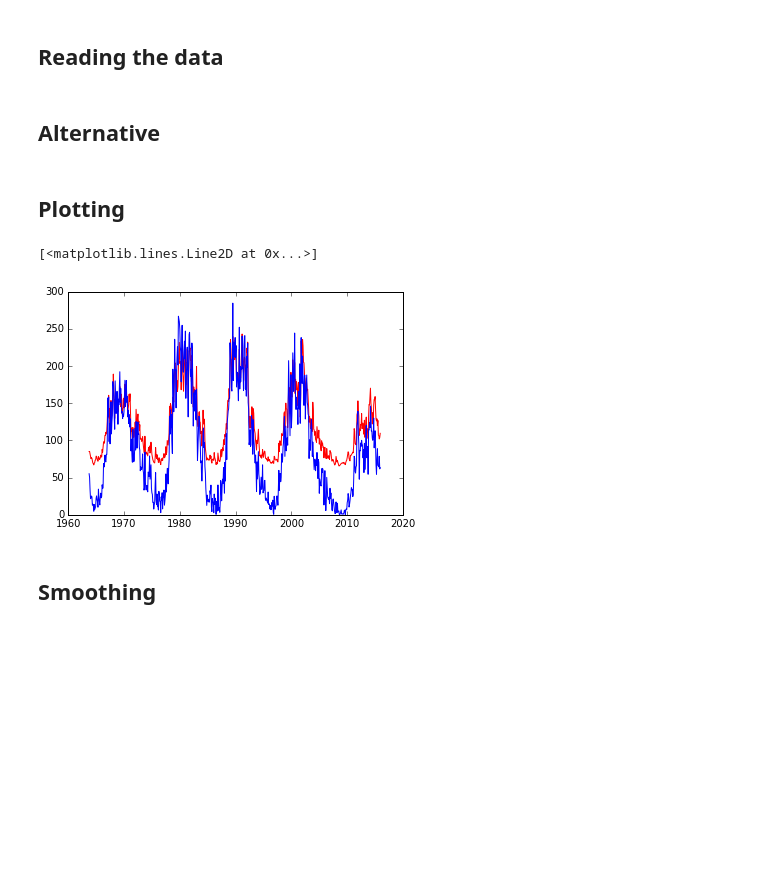
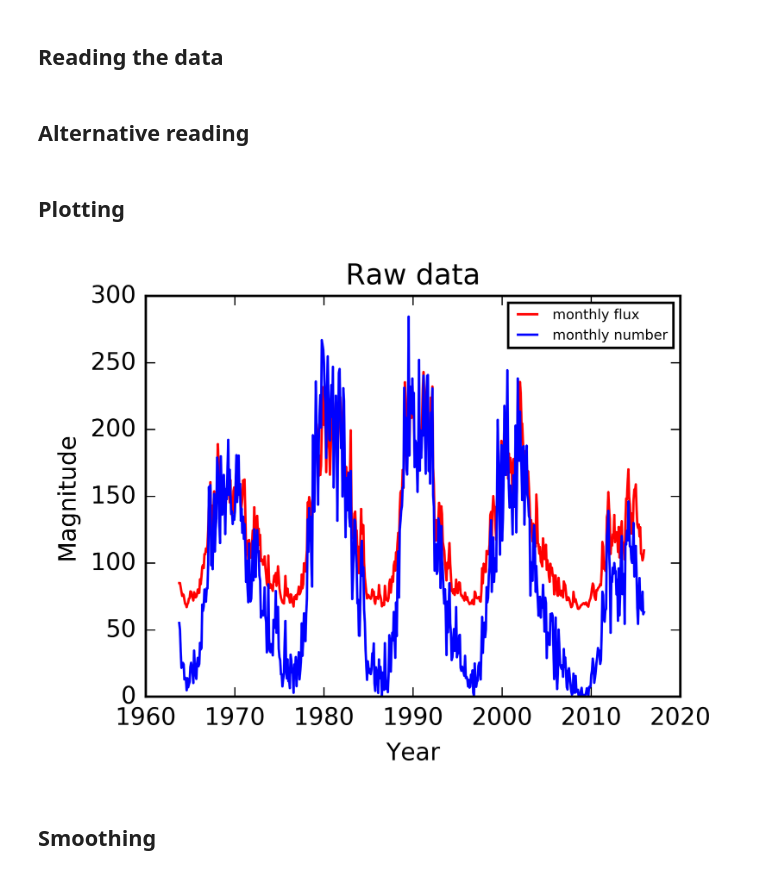
Before and after one commit to EgorPristanskiy/ExpDataProcessing, a Jupyter notebook: Lab1/1.ipynb, the cells around one changed output. Cells and saved outputs as stored; diff of their text form; code cells hidden in the pictures; blank space fills up the shorter version.

```diff
--- a/Lab1/1.ipynb
+++ b/Lab1/1.ipynb
@@ -24,17 +25,24 @@ month = np.array(month)
 monthly_flux = np.array(monthly_flux)
 monthly_number = np.array(monthly_number)
 # %% [markdown]
-## Alternative
+## Alternative reading
 # %%
 year, month, monthly_flux, monthly_number = np.loadtxt('data_group6.txt', unpack = True)
 # %% [markdown]
 ## Plotting
-# %%
-plt.plot((year + month/12), monthly_flux,'r')
-plt.plot((year + month/12), monthly_number,'b')
-# %% [output]
-[<matplotlib.lines.Line2D at 0x...>]
-[figure, removed]
+# %%
+fig, ax = plt.subplots(1,1, figsize=(4,3), dpi = 600)
+ax.set_title('Raw data')
+ax.plot((year + month/12), monthly_flux,'r', label = 'monthly flux')
+ax.plot((year + month/12), monthly_number,'b', label = 'monthly number')
+fontP = FontProperties()
+fontP.set_size('xx-small')
+ax.legend(prop = fontP, loc = 'upper right')
+ax.set_xlabel('Year')
+ax.set_ylabel('Magnitude');
+#fig.show();
+# %% [output]
+[figure, added]
 # %% [markdown]
 ## Smoothing
 # %%
```
Also changed, not shown: parts of 3 cells of this notebook, 2 other files.
